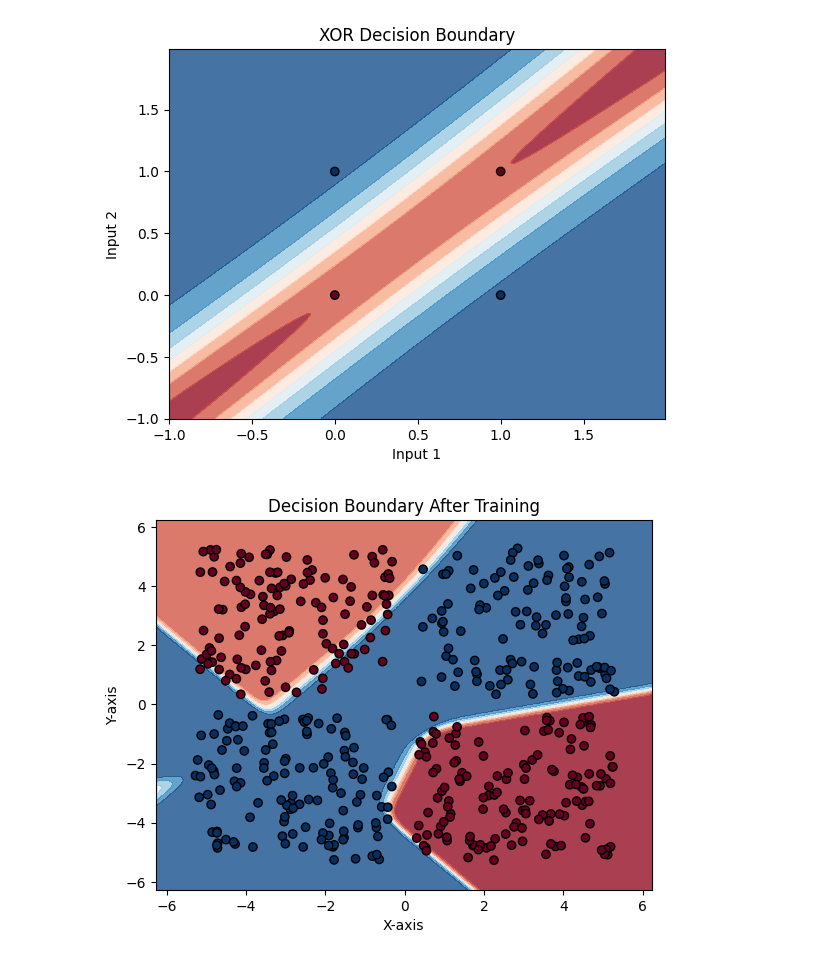
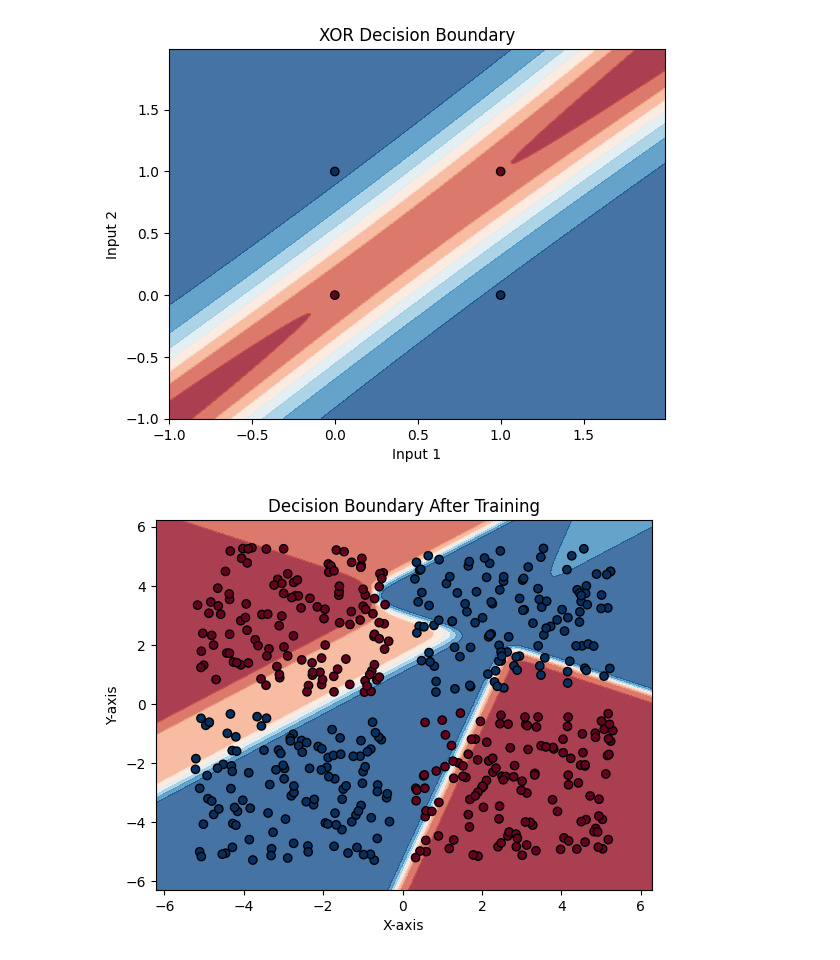
Before and after one commit to souparnomajumder/deep-net-microframework, a Jupyter notebook: playground.ipynb, the cells around one changed output. Drawn from its saved outputs; the diff is of its cells as text; code cells hidden in the pictures.

```diff
--- a/playground.ipynb
+++ b/playground.ipynb
@@ -322,31 +322,34 @@ def plot_decision_boundary_after_training(network, xor_data):
 
     Z = np.array([forward_prop(network, np.array([x, y])) for x, y in zip(xx.ravel(), yy.ravel())])
     Z = Z.reshape(xx.shape)
 
     plt.contourf(xx, yy, Z, cmap=plt.cm.RdBu, alpha=0.8)
     plt.scatter([point['x'] for point in xor_data], [point['y'] for point in xor_data], c=[point['label'] for point in xor_data], cmap=plt.cm.RdBu, edgecolors='k')
     plt.title('Decision Boundary After Training')
     plt.xlabel('X-axis')
     plt.ylabel('Y-axis')
     plt.show()
 
 # Example usage
 xor_data = classify_xor_data(500, 0.05)
 
 # Create and initialize the neural network
 network_shape_xor = [2, 5, 1]
 input_ids_xor = ['input1', 'input2']
+activation = Activations.TANH
+output_activation = Activations.TANH
+regularization = RegularizationFunctions.L2
 network_xor = build_network(network_shape_xor, activation, output_activation, regularization, input_ids_xor)
 
 # Train the network on the XOR-like dataset
 num_epochs_xor = 10000
 learning_rate_xor = 0.1
 regularization_rate_xor = 0.001
 error_func_xor = Errors.SQUARE
 
 train_on_xor_data(network_xor, xor_data, num_epochs_xor, learning_rate_xor, regularization_rate_xor, error_func_xor)
 
 # Plot the decision boundary after training
 plot_decision_boundary_after_training(network_xor, xor_data)
 # %% [output]
-[figure, old version]
+[figure, new version]
```
Also changed, not shown: parts of 1 cell of this notebook.
